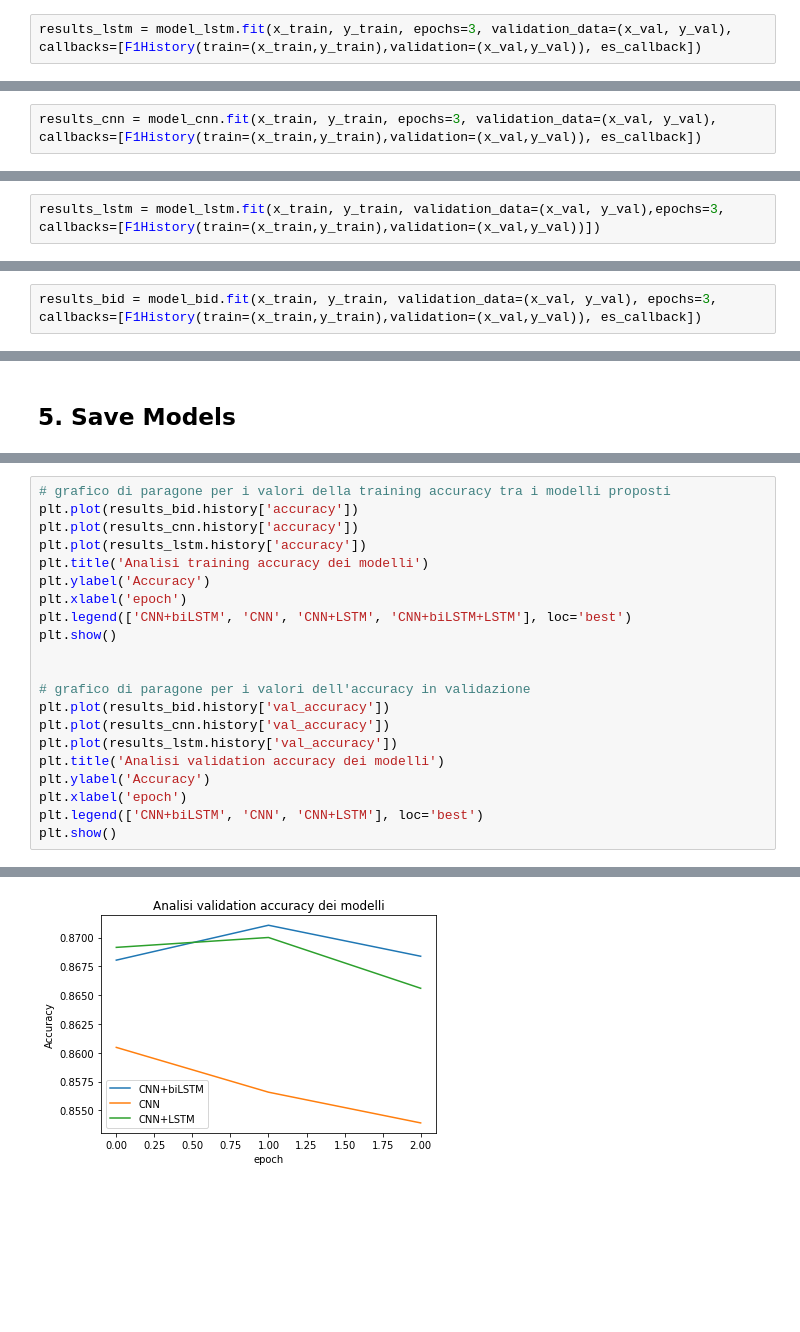
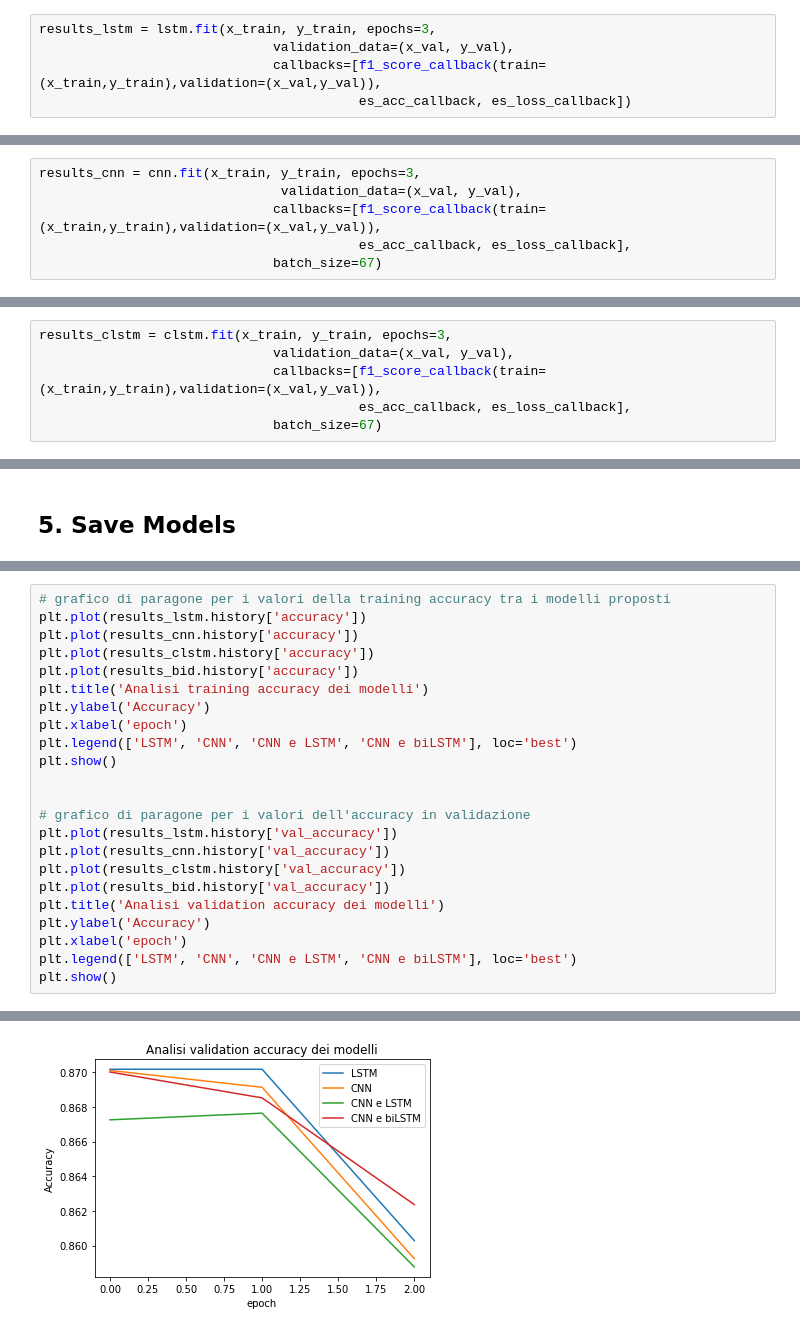
Before and after one commit to kode-git/sentiment-analysis-yelp, a Jupyter notebook: yelp_review_classification_nlp.ipynb, the cells around one changed output, grey strips where cells are left out. Cells and saved outputs as stored; diff of their text form; blank space fills up the shorter version.

```diff
--- a/yelp_review_classification_nlp.ipynb
+++ b/yelp_review_classification_nlp.ipynb
@@ -552,6 +603,9 @@ Trainable params: 878,273
 Non-trainable params: 0
 _________________________________________________________________
 # %%
-results_lstm = model_lstm.fit(x_train, y_train, epochs=3, validation_data=(x_val, y_val), callbacks=[F1History(train=(x_train,y_train),validation=(x_val,y_val)), es_callback])
+results_lstm = lstm.fit(x_train, y_train, epochs=3,
+                              validation_data=(x_val, y_val),
+                              callbacks=[f1_score_callback(train=(x_train,y_train),validation=(x_val,y_val)),
+                                         es_acc_callback, es_loss_callback])
 # %% [output]
 Epoch 1/3
@@ -609,6 +664,10 @@ Trainable params: 1,062,465
 Non-trainable params: 0
 _________________________________________________________________
 # %%
-results_cnn = model_cnn.fit(x_train, y_train, epochs=3, validation_data=(x_val, y_val), callbacks=[F1History(train=(x_train,y_train),validation=(x_val,y_val)), es_callback])
+results_cnn = cnn.fit(x_train, y_train, epochs=3,
+                               validation_data=(x_val, y_val),
+                              callbacks=[f1_score_callback(train=(x_train,y_train),validation=(x_val,y_val)),
+                                         es_acc_callback, es_loss_callback],
+                              batch_size=67)
 # %% [output]
 Epoch 1/3
@@ -663,6 +724,10 @@ Trainable params: 894,721
 Non-trainable params: 0
 _________________________________________________________________
 # %%
-results_lstm = model_lstm.fit(x_train, y_train, validation_data=(x_val, y_val),epochs=3, callbacks=[F1History(train=(x_train,y_train),validation=(x_val,y_val))])
+results_clstm = clstm.fit(x_train, y_train, epochs=3,
+                              validation_data=(x_val, y_val),
+                              callbacks=[f1_score_callback(train=(x_train,y_train),validation=(x_val,y_val)),
+                                         es_acc_callback, es_loss_callback],
+                              batch_size=67)
 # %% [output]
 Epoch 1/3
@@ -714,4 +782,2 @@ Trainable params: 1,059,521
 Non-trainable params: 0
 _________________________________________________________________
-# %%
-results_bid = model_bid.fit(x_train, y_train, validation_data=(x_val, y_val), epochs=3, callbacks=[F1History(train=(x_train,y_train),validation=(x_val,y_val)), es_callback])
@@ -791,22 +878,24 @@ Risultati modello combinato biLSTM + LSTM:
 # %%
 # grafico di paragone per i valori della training accuracy tra i modelli proposti
+plt.plot(results_lstm.history['accuracy'])
+plt.plot(results_cnn.history['accuracy'])
+plt.plot(results_clstm.history['accuracy'])
 plt.plot(results_bid.history['accuracy'])
-plt.plot(results_cnn.history['accuracy'])
-plt.plot(results_lstm.history['accuracy'])
 plt.title('Analisi training accuracy dei modelli')
 plt.ylabel('Accuracy')
 plt.xlabel('epoch')
-plt.legend(['CNN+biLSTM', 'CNN', 'CNN+LSTM', 'CNN+biLSTM+LSTM'], loc='best')
+plt.legend(['LSTM', 'CNN', 'CNN e LSTM', 'CNN e biLSTM'], loc='best')
 plt.show()
 
 
 # grafico di paragone per i valori dell'accuracy in validazione
+plt.plot(results_lstm.history['val_accuracy'])
+plt.plot(results_cnn.history['val_accuracy'])
+plt.plot(results_clstm.history['val_accuracy'])
 plt.plot(results_bid.history['val_accuracy'])
-plt.plot(results_cnn.history['val_accuracy'])
-plt.plot(results_lstm.history['val_accuracy'])
 plt.title('Analisi validation accuracy dei modelli')
 plt.ylabel('Accuracy')
 plt.xlabel('epoch')
-plt.legend(['CNN+biLSTM', 'CNN', 'CNN+LSTM'], loc='best')
+plt.legend(['LSTM', 'CNN', 'CNN e LSTM', 'CNN e biLSTM'], loc='best')
 plt.show()
 # %% [output]
@@ -814,3 +903,3 @@ plt.show()
-[figure, old version]
+[figure, new version]
 # %%
 # grafico di paragone per i valori della loss function tra i modelli proposti
```
Also changed, not shown: parts of 73 cells of this notebook, 11 other files.
